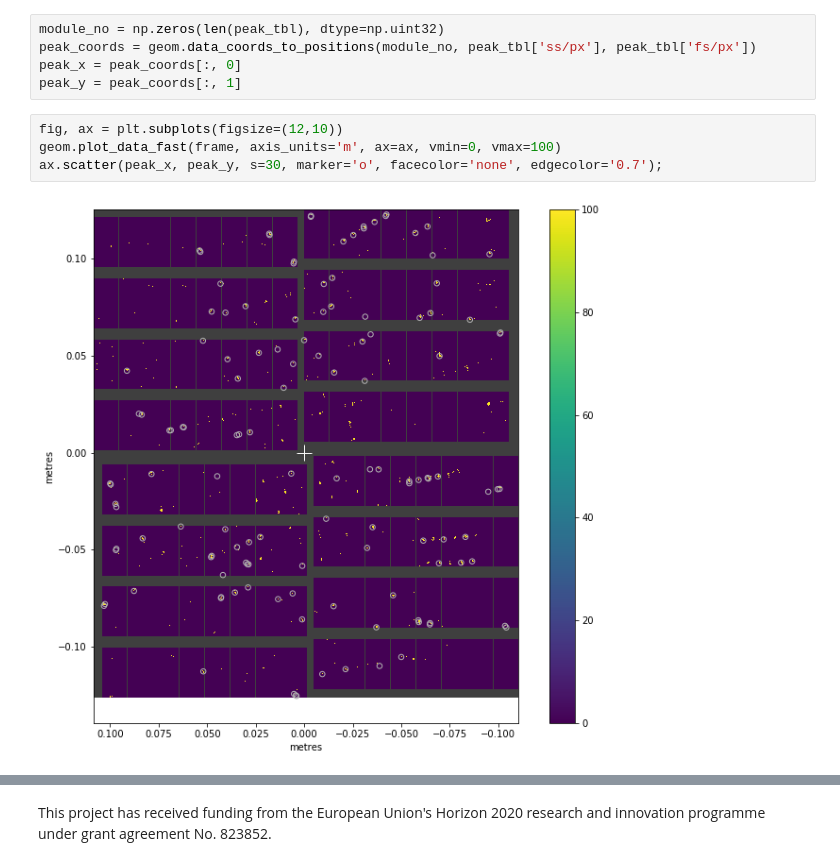
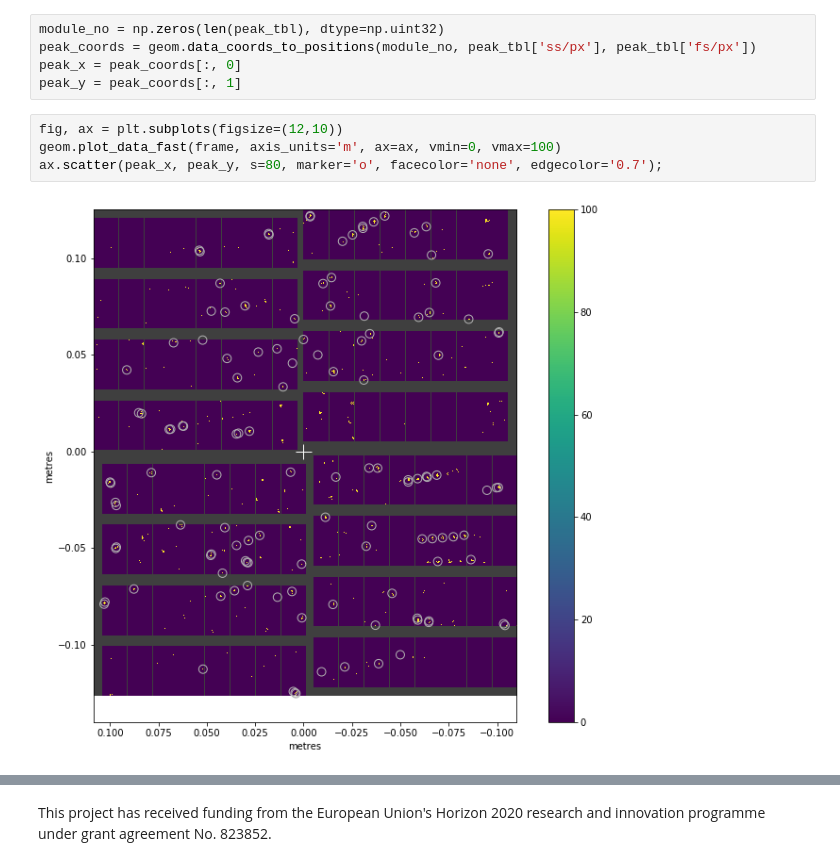
Before and after one commit to JunCEEE/crystalProject, a Jupyter notebook: src/controller/panoscDEMO/CrystFEL indexing.ipynb, the cells around one changed output, grey strips where cells are left out. Drawn from its saved outputs; the diff is of its cells as text.

```diff
--- a/src/controller/panoscDEMO/CrystFEL indexing.ipynb
+++ b/src/controller/panoscDEMO/CrystFEL indexing.ipynb
@@ -396,9 +331,9 @@ peak_y = peak_coords[:, 1]
 # %%
 fig, ax = plt.subplots(figsize=(12,10))
 geom.plot_data_fast(frame, axis_units='m', ax=ax, vmin=0, vmax=100)
-ax.scatter(peak_x, peak_y, s=30, marker='o', facecolor='none', edgecolor='0.7');
+ax.scatter(peak_x, peak_y, s=80, marker='o', facecolor='none', edgecolor='0.7');
 # %% [output]
-[figure, old version]
+[figure, new version]
 # %%
 params_lst = search_crystals_parameters('multi-panel.stream')
 params = pd.DataFrame(params_lst).drop(columns='name').rename(columns={'alfa': 'alpha'})
```
Also changed, not shown: parts of 22 cells of this notebook, 4 other files.
